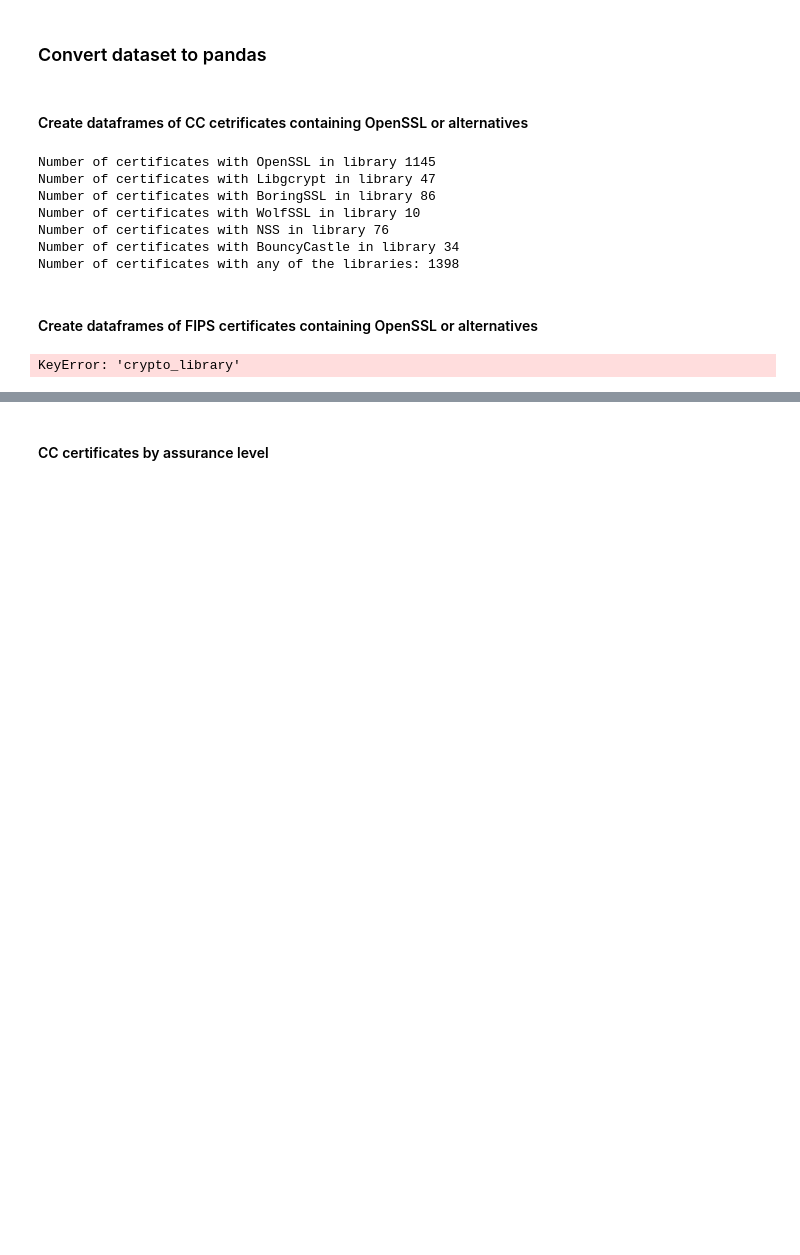
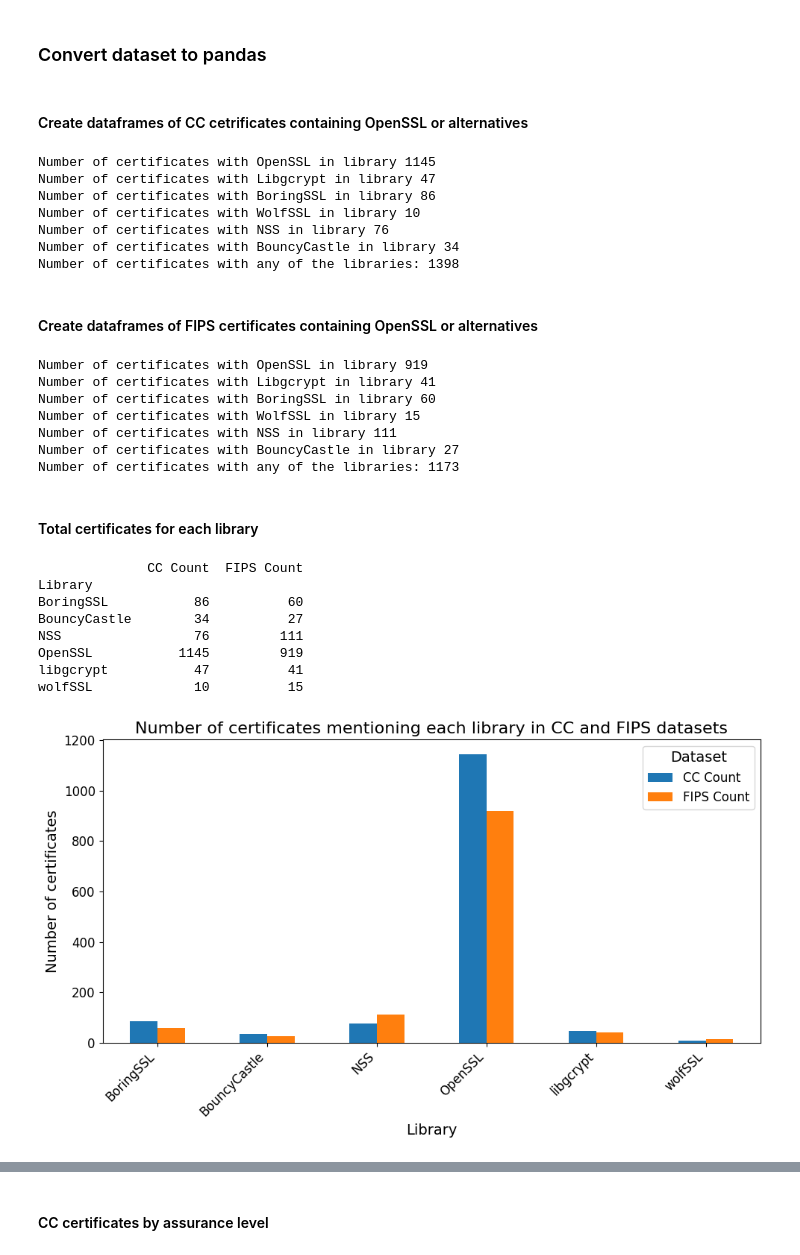
Before and after one commit to mr-akiio/thesis-code, a Jupyter notebook: notebooks/combined_cc_fips.ipynb, the cells around one changed output, grey strips where cells are left out. Cells and saved outputs as stored; diff of their text form; code cells hidden in the pictures; blank space fills up the shorter version.

Commit message:
Added graph, added image output

```diff
--- a/notebooks/combined_cc_fips.ipynb
+++ b/notebooks/combined_cc_fips.ipynb
@@ -126,7 +113,7 @@ nss_df_fips = get_fips_library_mentions(fips_dataset, "NSS")
 bouncy_castle_df_fips = get_fips_library_mentions(fips_dataset, "BouncyCastle")
 libgcrypt_df_fips = get_fips_library_mentions(fips_dataset, "libgcrypt")
 
-combined_df = pd.concat([openssl_df_fips, boringssl_df_fips, wolfssl_df_fips, nss_df_fips, bouncy_castle_df_fips, libgcrypt_df_fips], ignore_index=True)
+combined_fips_df = pd.concat([openssl_df_fips, boringssl_df_fips, wolfssl_df_fips, nss_df_fips, bouncy_castle_df_fips, libgcrypt_df_fips], ignore_index=True)
 
 print(f"Number of certificates with OpenSSL in library {len(openssl_df_fips)}")
 print(f"Number of certificates with Libgcrypt in library {len(libgcrypt_df_fips)}")
@@ -135,6 +122,48 @@ print(f"Number of certificates with WolfSSL in library {len(wolfssl_df_fips)}")
 print(f"Number of certificates with NSS in library {len(nss_df_fips)}")
 print(f"Number of certificates with BouncyCastle in library {len(bouncy_castle_df_fips)}")
 
-print(f"Number of certificates with any of the libraries: {len(combined_df)}")
+print(f"Number of certificates with any of the libraries: {len(combined_fips_df)}")
 # %% [output]
-KeyError: 'crypto_library'
+Number of certificates with OpenSSL in library 919
+Number of certificates with Libgcrypt in library 41
+Number of certificates with BoringSSL in library 60
+Number of certificates with WolfSSL in library 15
+Number of certificates with NSS in library 111
+Number of certificates with BouncyCastle in library 27
+Number of certificates with any of the libraries: 1173
+# %% [markdown]
+#### Total certificates for each library
+# %%
+df_total_cc = combined_cc_df.groupby("Library").size().reset_index(name="CC Count")
+df_total_fips = combined_fips_df.groupby("Library").size().reset_index(name="FIPS Count")
+
+df_total_combined = pd.merge(
+    df_total_cc,
+    df_total_fips,
+    on="Library",
+    how="outer"
+).fillna(0)
+
+df_total_combined = df_total_combined.set_index("Library")
+
+ax = df_total_combined.plot(kind="bar", figsize=(10, 6))
+
+plt.title("Number of certificates mentioning each library in CC and FIPS datasets")
+plt.xlabel("Library")
+plt.ylabel("Number of certificates")
+plt.xticks(rotation=45, ha="right")
+plt.legend(title="Dataset")
+plt.tight_layout()
+plt.savefig("img/library_mentions_comparison.png")
+
+print(df_total_combined)
+# %% [output]
+              CC Count  FIPS Count
+Library
+BoringSSL           86          60
+BouncyCastle        34          27
+NSS                 76         111
+OpenSSL           1145         919
+libgcrypt           47          41
+wolfSSL             10          15
+[figure, added]
```
Also changed, not shown: parts of 15 cells of this notebook, 8 other files.
